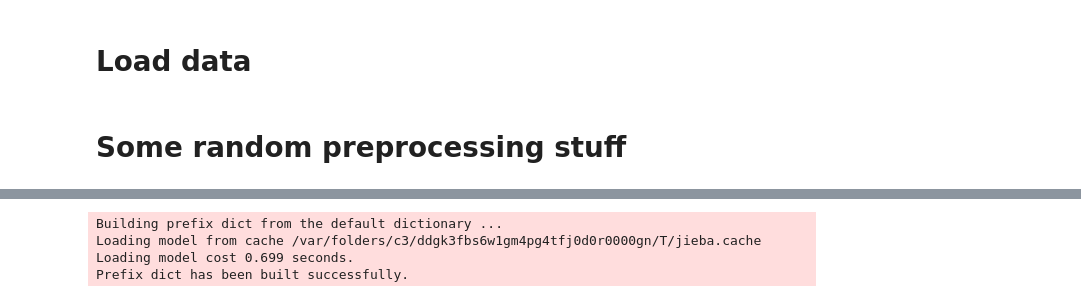
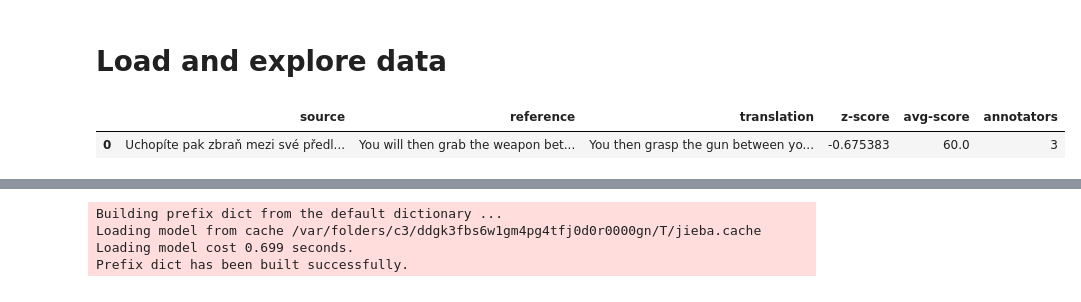
Before and after one commit to FranzMichaelFrank/Text_Mining_Group_Project, a Jupyter notebook: PM_2021-05-26_Embedding.ipynb, the cells around one changed output, grey strips where cells are left out. Drawn from its saved outputs; the diff is of its cells as text; code cells hidden in the pictures.

```diff
--- a/PM_2021-05-26_Embedding.ipynb
+++ b/PM_2021-05-26_Embedding.ipynb
@@ -44,5 +34,5 @@ import jieba
 # %% [markdown]
-# Load data
+# Load and explore data
 # %%
 path_corpus = "/Users/philippmetzger/OneDrive/PHILIPP/NOVA IMS/2nd Semester/06 Text Mining 4 ECTS/00 Project/corpus/"
 cs_en = pd.read_csv(path_corpus + "cs-en/scores.csv")
@@ -51,9 +41,12 @@ en_fi = pd.read_csv(path_corpus + "en-fi/scores.csv")
 en_zh = pd.read_csv(path_corpus + "en-zh/scores.csv")
 ru_en = pd.read_csv(path_corpus + "ru-en/scores.csv")
 zh_en = pd.read_csv(path_corpus + "zh-en/scores.csv")
+# %%
+cs_en.head(1)
+# %% [output]
+|  | source | reference | translation | z-score | avg-score | annotators |
+| 0 | Uchopíte pak zbraň mezi své předl... | You will then grab the weapon bet... | You then grasp the gun between yo... | -0.675383 | 60.0 | 3 |
 # %%
 data_list = [cs_en, de_en, en_fi, en_zh, ru_en, zh_en]
 names_list = ['cs_en', 'de_en', 'en_fi', 'en_zh', 'ru_en', 'zh_en']
 text_columns_list = ['source', 'reference', 'translation']
-# %% [markdown]
-# Some random preprocessing stuff
```
Also changed, not shown: parts of 86 cells of this notebook.
